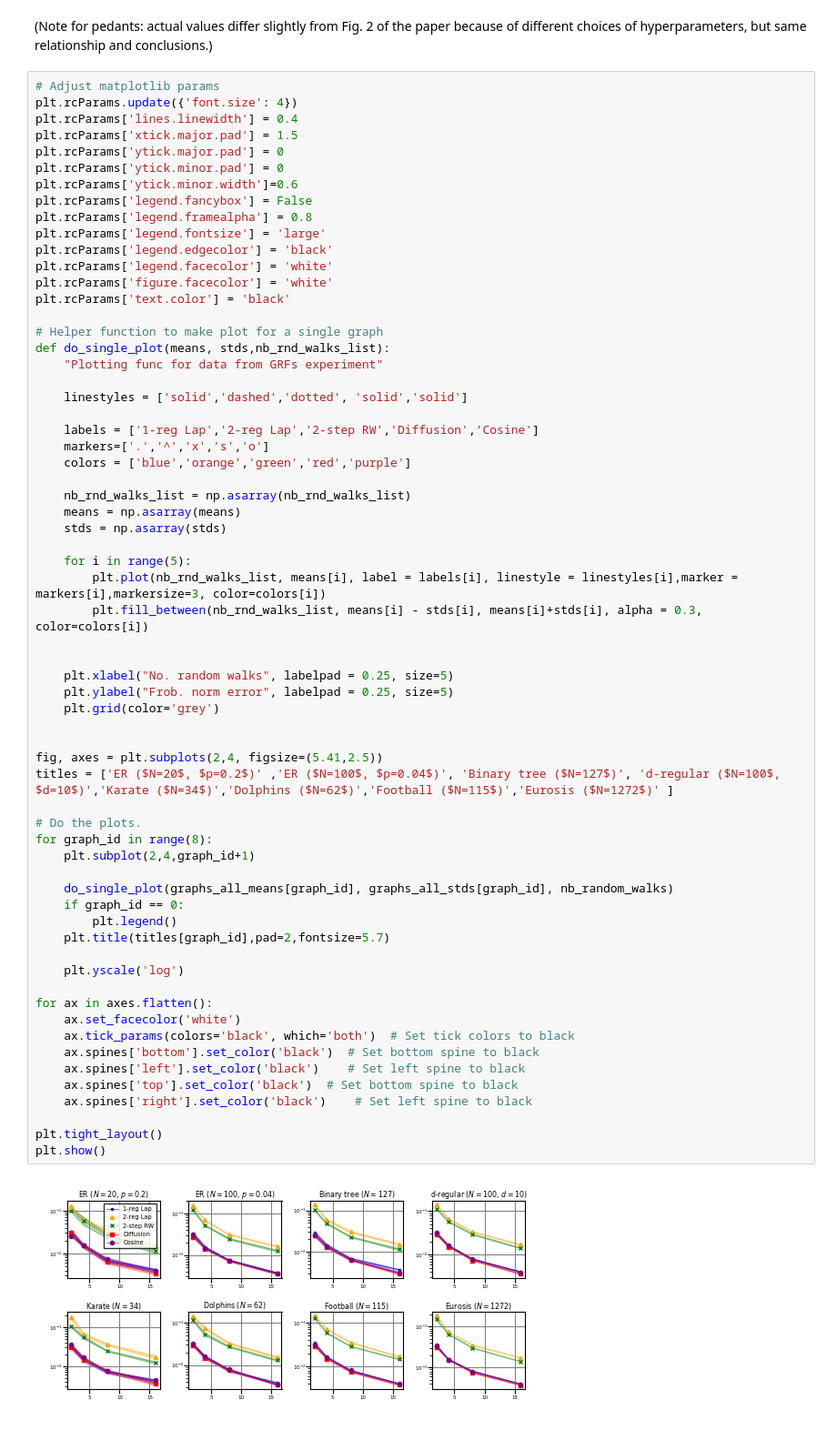
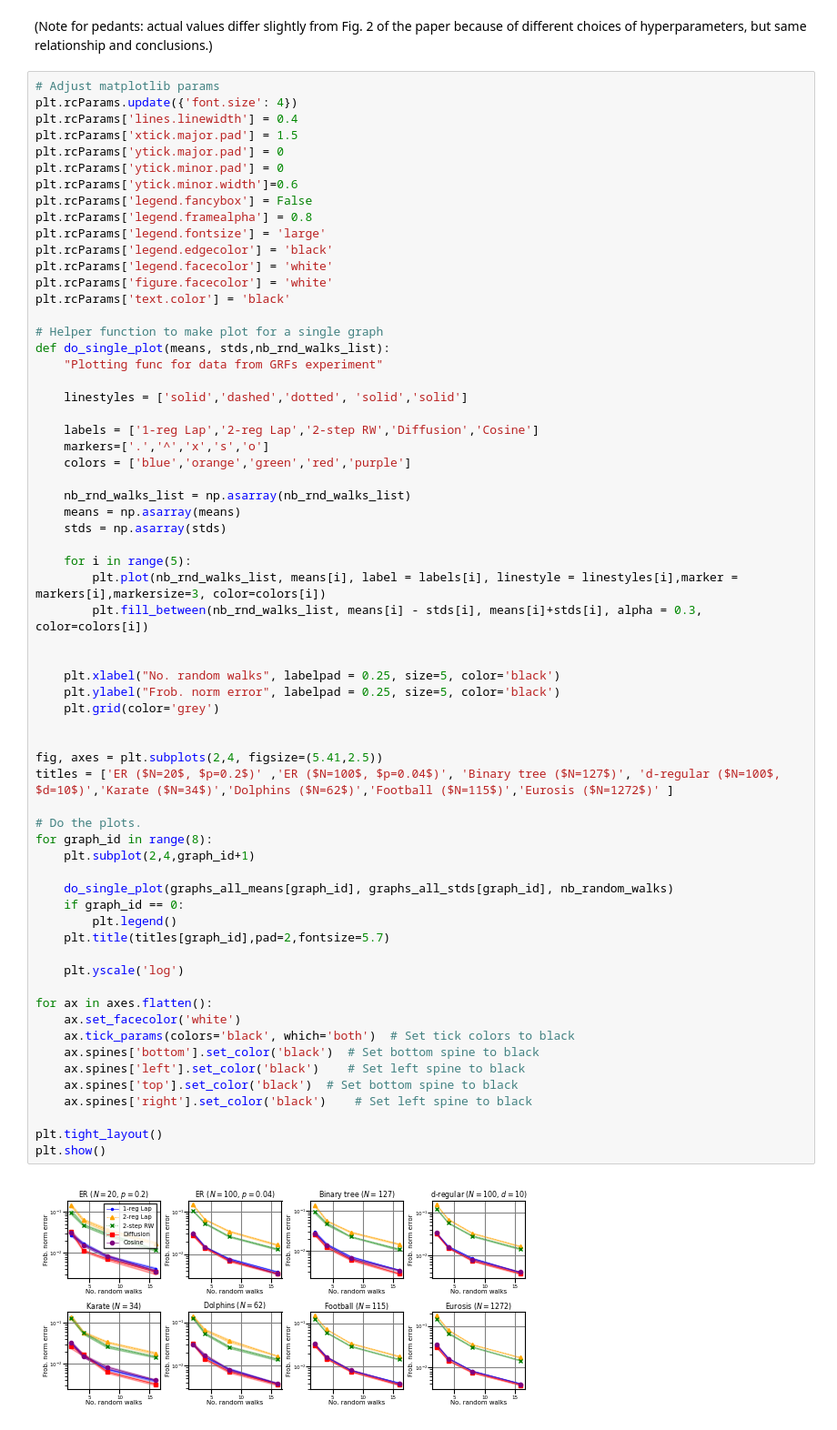
Before and after one commit to isaac-reid/general_graph_random_features, a Jupyter notebook: demo_notebook.ipynb, the cells around one changed output. Shown at 91% size. Drawn from its saved outputs; the diff is of its cells as text.

```diff
--- a/demo_notebook.ipynb
+++ b/demo_notebook.ipynb
@@ -114,34 +114,34 @@ def do_single_plot(means, stds,nb_rnd_walks_list):
         plt.fill_between(nb_rnd_walks_list, means[i] - stds[i], means[i]+stds[i], alpha = 0.3, color=colors[i])
 
 
-    plt.xlabel("No. random walks", labelpad = 0.25, size=5)
-    plt.ylabel("Frob. norm error", labelpad = 0.25, size=5)
+    plt.xlabel("No. random walks", labelpad = 0.25, size=5, color='black')
+    plt.ylabel("Frob. norm error", labelpad = 0.25, size=5, color='black')
     plt.grid(color='grey')
 
 
 fig, axes = plt.subplots(2,4, figsize=(5.41,2.5))
 titles = ['ER ($N=20$, $p=0.2$)' ,'ER ($N=100$, $p=0.04$)', 'Binary tree ($N=127$)', 'd-regular ($N=100$, $d=10$)','Karate ($N=34$)','Dolphins ($N=62$)','Football ($N=115$)','Eurosis ($N=1272$)' ]
 
 # Do the plots.
 for graph_id in range(8):
     plt.subplot(2,4,graph_id+1)
 
     do_single_plot(graphs_all_means[graph_id], graphs_all_stds[graph_id], nb_random_walks)
     if graph_id == 0:
         plt.legend()
     plt.title(titles[graph_id],pad=2,fontsize=5.7)
 
     plt.yscale('log')
 
 for ax in axes.flatten():
     ax.set_facecolor('white')
     ax.tick_params(colors='black', which='both')  # Set tick colors to black
     ax.spines['bottom'].set_color('black')  # Set bottom spine to black
     ax.spines['left'].set_color('black')    # Set left spine to black
     ax.spines['top'].set_color('black')  # Set bottom spine to black
     ax.spines['right'].set_color('black')    # Set left spine to black
 
 plt.tight_layout()
 plt.show()
 # %% [output]
-[figure, old version]
+[figure, new version]
```
